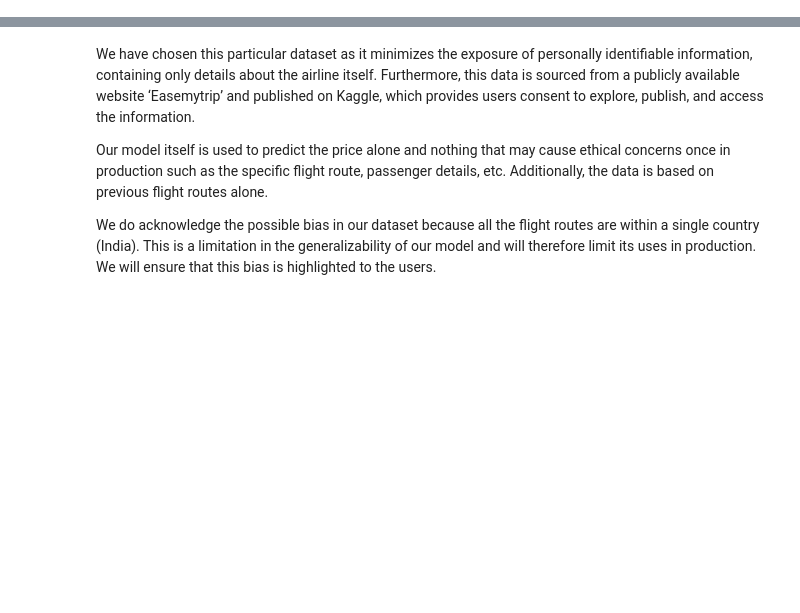
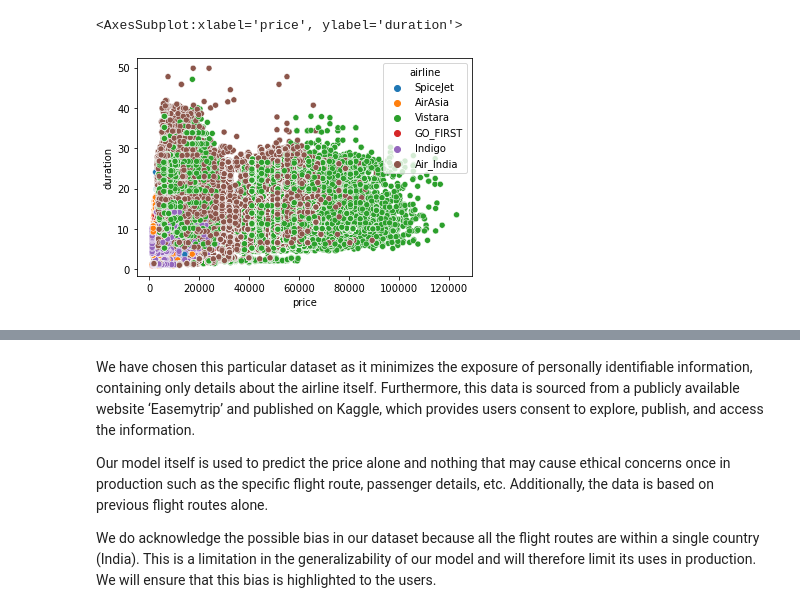
Before and after one commit to COGS118A/Group024-Sp22, a Jupyter notebook: Checkpoint_group024.ipynb, the cells around one changed output, grey strips where cells are left out. Drawn from its saved outputs; the diff is of its cells as text; code cells hidden in the pictures; blank space fills up the shorter version.

```diff
--- a/Checkpoint_group024.ipynb
+++ b/Checkpoint_group024.ipynb
@@ -71,0 +246,6 @@ Examples would include:
+# %%
+sns.scatterplot(data=main_dataset, x='price', y='duration', hue='airline') #oh dear god we have too much data
+#can already see a slight trend: Vistara seems to be most expensive, Indigo the cheapest, Air india the longest fl
+# %% [output]
+<AxesSubplot:xlabel='price', ylabel='duration'>
+[figure, added]
```
Also changed, not shown: parts of 128 cells of this notebook, 1 other file.
